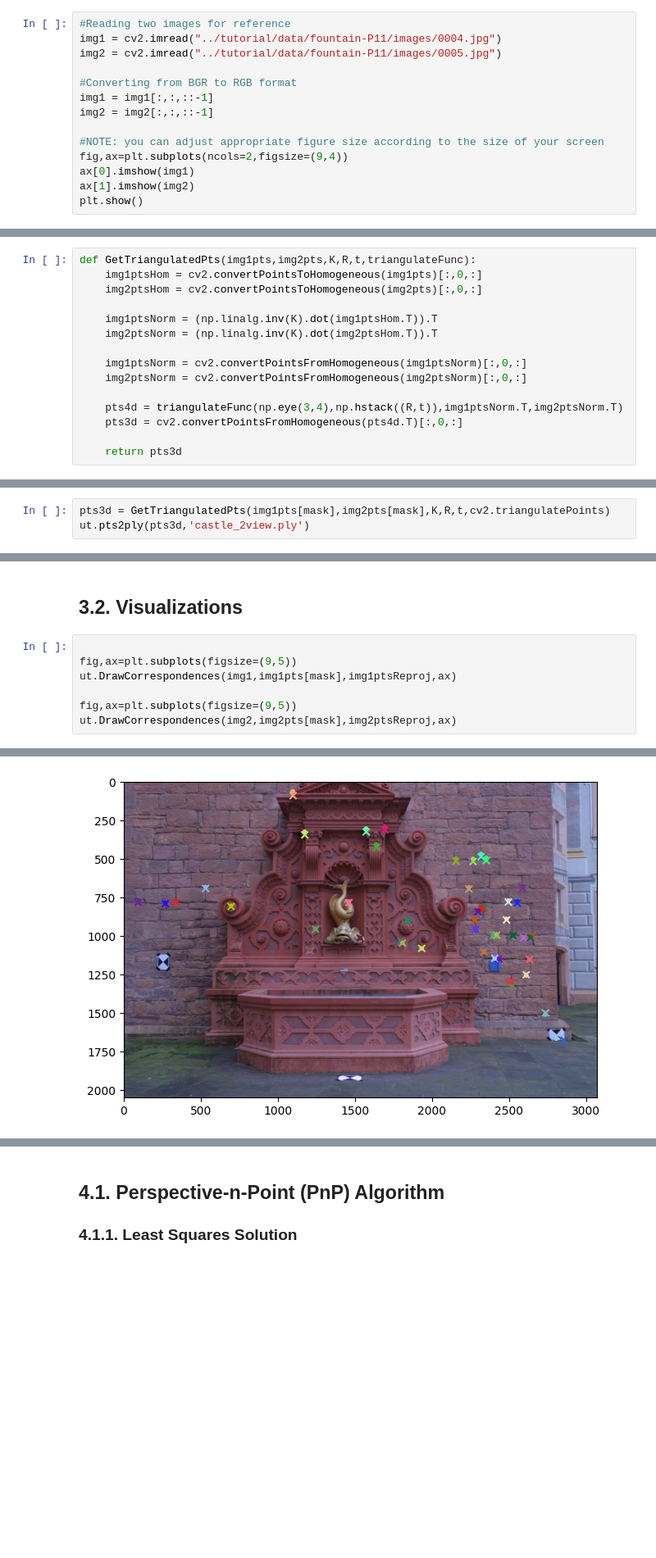
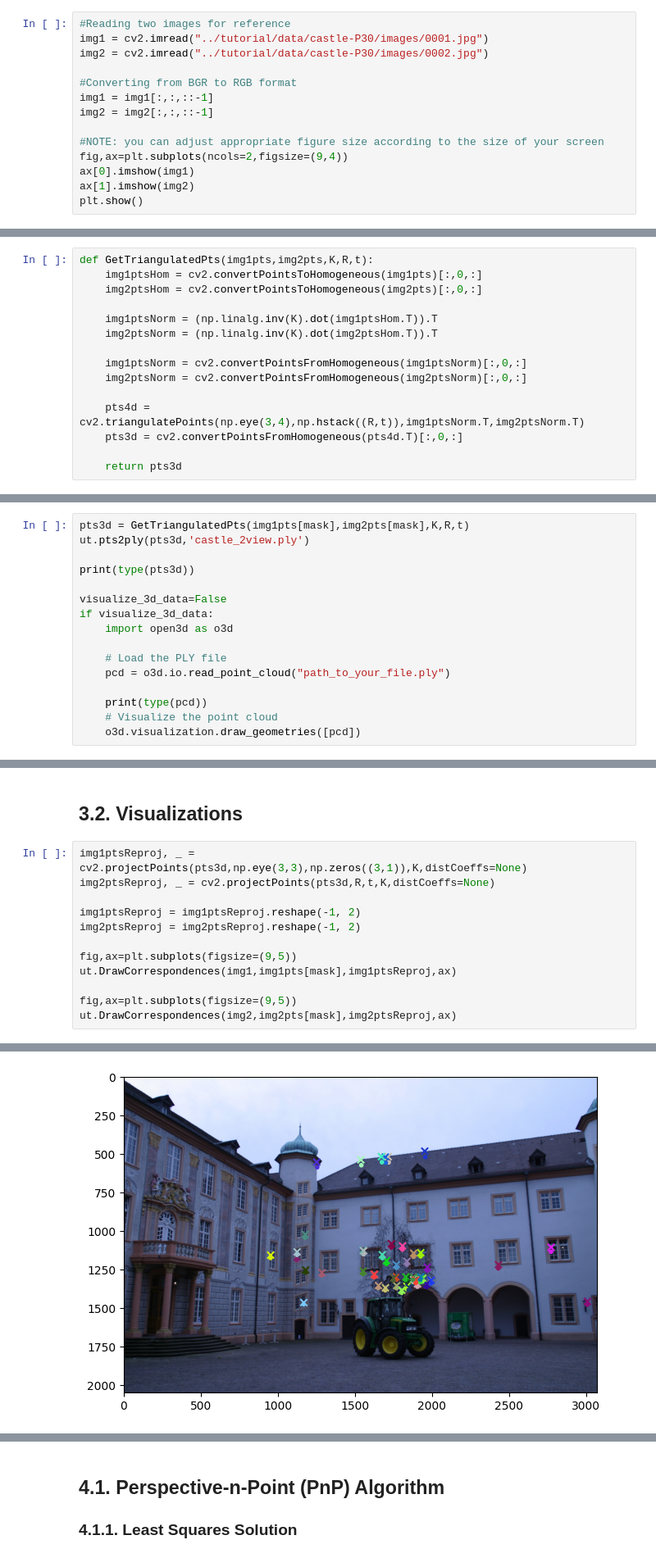
Before and after one commit to rotellini9809/computer_vision_project, a Jupyter notebook: structure-from-motion-master/tutorial/tutorial.ipynb, the cells around one changed output, grey strips where cells are left out. Shown at 82% size. Saved outputs shown, nothing was run; the diff lists cells and outputs as text; blank space fills up the shorter version.

```diff
--- a/structure-from-motion-master/tutorial/tutorial.ipynb
+++ b/structure-from-motion-master/tutorial/tutorial.ipynb
@@ -34,8 +34,8 @@ The autoreload extension is already loaded. To reload it, use:
 ## 2.0. Reading a pair of images, and comparing SIFT matches
 # %%
 #Reading two images for reference
-img1 = cv2.imread("../tutorial/data/fountain-P11/images/0004.jpg")
-img2 = cv2.imread("../tutorial/data/fountain-P11/images/0005.jpg")
+img1 = cv2.imread("../tutorial/data/castle-P30/images/0001.jpg")
+img2 = cv2.imread("../tutorial/data/castle-P30/images/0002.jpg")
 
 #Converting from BGR to RGB format
 img1 = img1[:,:,::-1]
@@ -170,7 +170,7 @@ for R_ in [R1,R2]:
 # %% [markdown]
 ## 3.1. Triangulation: DLT Method
 # %%
-def GetTriangulatedPts(img1pts,img2pts,K,R,t,triangulateFunc):
+def GetTriangulatedPts(img1pts,img2pts,K,R,t):
     img1ptsHom = cv2.convertPointsToHomogeneous(img1pts)[:,0,:]
     img2ptsHom = cv2.convertPointsToHomogeneous(img2pts)[:,0,:]
 
@@ -180,7 +180,7 @@ def GetTriangulatedPts(img1pts,img2pts,K,R,t,triangulateFunc):
     img1ptsNorm = cv2.convertPointsFromHomogeneous(img1ptsNorm)[:,0,:]
     img2ptsNorm = cv2.convertPointsFromHomogeneous(img2ptsNorm)[:,0,:]
 
-    pts4d = triangulateFunc(np.eye(3,4),np.hstack((R,t)),img1ptsNorm.T,img2ptsNorm.T)
+    pts4d = cv2.triangulatePoints(np.eye(3,4),np.hstack((R,t)),img1ptsNorm.T,img2ptsNorm.T)
     pts3d = cv2.convertPointsFromHomogeneous(pts4d.T)[:,0,:]
 
     return pts3d
@@ -252,3 +225,16 @@ Since point cloud isn't effectively viewed in matplotlib, we can use an external
 # %%
-pts3d = GetTriangulatedPts(img1pts[mask],img2pts[mask],K,R,t,cv2.triangulatePoints)
+pts3d = GetTriangulatedPts(img1pts[mask],img2pts[mask],K,R,t)
 ut.pts2ply(pts3d,'castle_2view.ply')
+
+print(type(pts3d))
+
+visualize_3d_data=False
+if visualize_3d_data:
+    import open3d as o3d
+
+    # Load the PLY file
+    pcd = o3d.io.read_point_cloud("path_to_your_file.ply")
+
+    print(type(pcd))
+    # Visualize the point cloud
+    o3d.visualization.draw_geometries([pcd])
@@ -278,6 +269,11 @@ def compute_reprojection_error(pts3d, R1, t1, R2, t2, img1pts, img2pts, mask, K)
 # %% [markdown]
 ## 3.2. Visualizations
 # %%
+img1ptsReproj, _ = cv2.projectPoints(pts3d,np.eye(3,3),np.zeros((3,1)),K,distCoeffs=None)
+img2ptsReproj, _ = cv2.projectPoints(pts3d,R,t,K,distCoeffs=None)
+
+img1ptsReproj = img1ptsReproj.reshape(-1, 2)
+img2ptsReproj = img2ptsReproj.reshape(-1, 2)
 
 fig,ax=plt.subplots(figsize=(9,5))
 ut.DrawCorrespondences(img1,img1pts[mask],img1ptsReproj,ax)
@@ -289,4 +285,4 @@ ut.DrawCorrespondences(img2,img2pts[mask],img2ptsReproj,ax)
-[figure, old version]
+[figure, new version]
 # %% [markdown]
 # 4. Perspective-n-Point Algorithm: New Camera Registration
 
```
Also changed, not shown: parts of 23 cells of this notebook, 3 other files.
